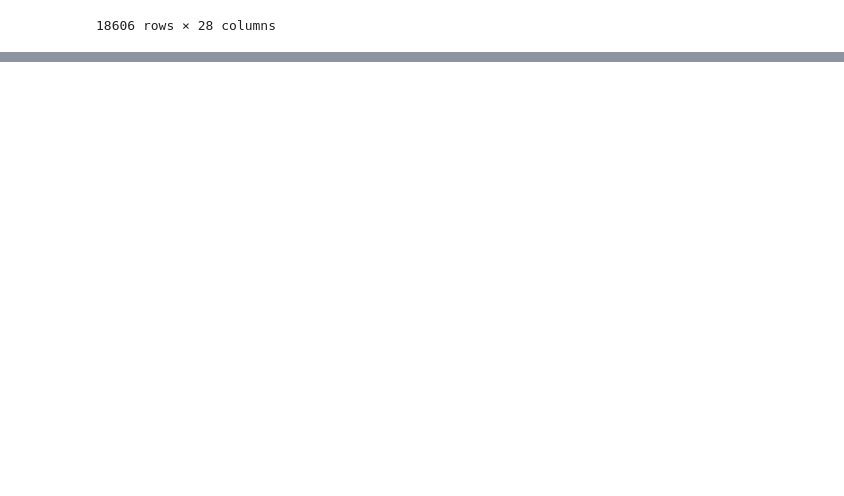
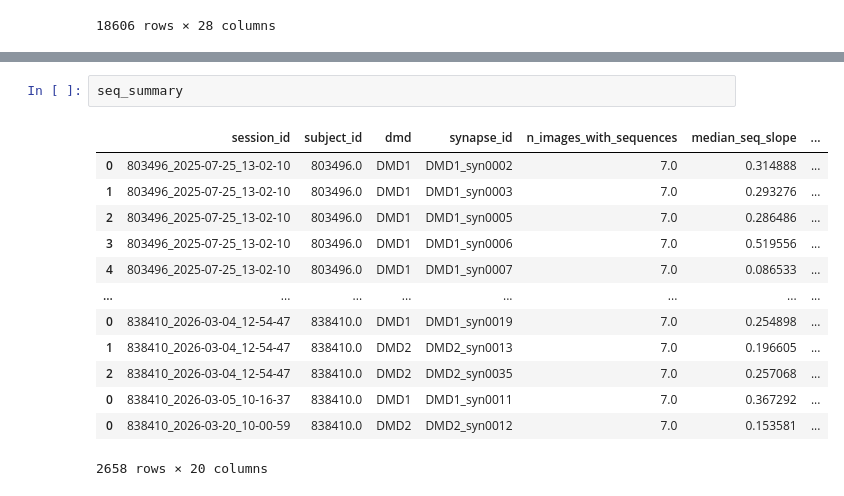
Before and after one commit to AMShelton/vip-slap2-analysis, a Jupyter notebook: notebooks/analysis/Sequence_analysis.ipynb, the cells around one changed output, grey strips where cells are left out. Drawn from its saved outputs; the diff is of its cells as text; blank space fills up the shorter version.

```diff
--- a/notebooks/analysis/Sequence_analysis.ipynb
+++ b/notebooks/analysis/Sequence_analysis.ipynb
@@ -158,0 +106,16 @@ NameError: name 'np' is not defined
+# %%
+seq_summary
+# %% [output]
+|  | session_id | subject_id | dmd | synapse_id | n_images_with_sequences | median_seq_slope | ... |
+| 0 | 803496_2025-07-25_13-02-10 | 803496.0 | DMD1 | DMD1_syn0002 | 7.0 | 0.314888 | ... |
+| 1 | 803496_2025-07-25_13-02-10 | 803496.0 | DMD1 | DMD1_syn0003 | 7.0 | 0.293276 | ... |
+| 2 | 803496_2025-07-25_13-02-10 | 803496.0 | DMD1 | DMD1_syn0005 | 7.0 | 0.286486 | ... |
+| 3 | 803496_2025-07-25_13-02-10 | 803496.0 | DMD1 | DMD1_syn0006 | 7.0 | 0.519556 | ... |
+| 4 | 803496_2025-07-25_13-02-10 | 803496.0 | DMD1 | DMD1_syn0007 | 7.0 | 0.086533 | ... |
+| ... | ... | ... | ... | ... | ... | ... | ... |
+| 0 | 838410_2026-03-04_12-54-47 | 838410.0 | DMD1 | DMD1_syn0019 | 7.0 | 0.254898 | ... |
+| 1 | 838410_2026-03-04_12-54-47 | 838410.0 | DMD2 | DMD2_syn0013 | 7.0 | 0.196605 | ... |
+| 2 | 838410_2026-03-04_12-54-47 | 838410.0 | DMD2 | DMD2_syn0035 | 7.0 | 0.257068 | ... |
+| 0 | 838410_2026-03-05_10-16-37 | 838410.0 | DMD1 | DMD1_syn0011 | 7.0 | 0.367292 | ... |
+| 0 | 838410_2026-03-20_10-00-59 | 838410.0 | DMD2 | DMD2_syn0012 | 7.0 | 0.153581 | ... |
+2658 rows × 20 columns
```
Also changed, not shown: parts of 35 cells of this notebook, 7 other files.
